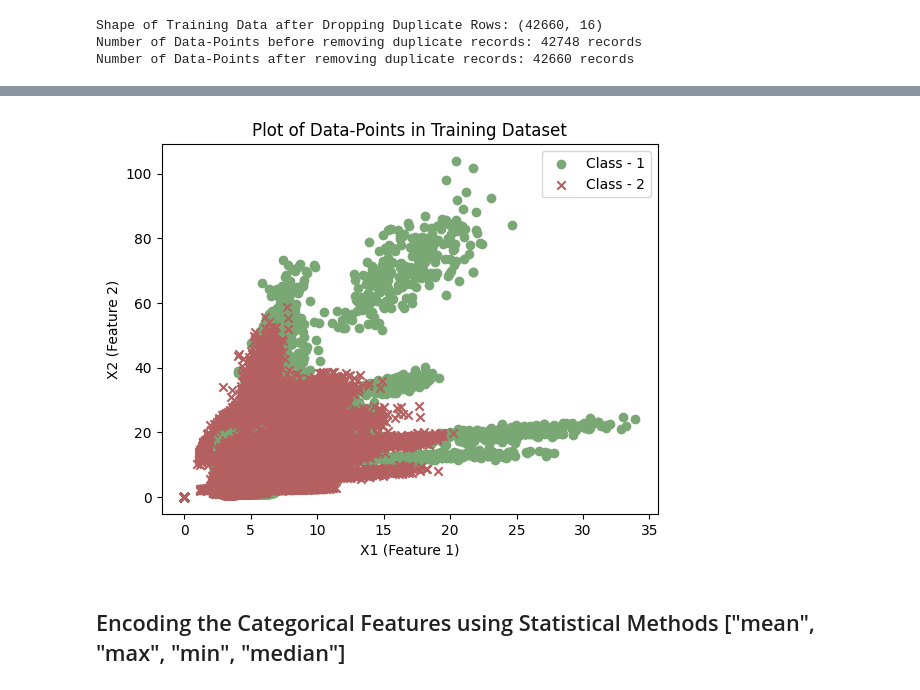
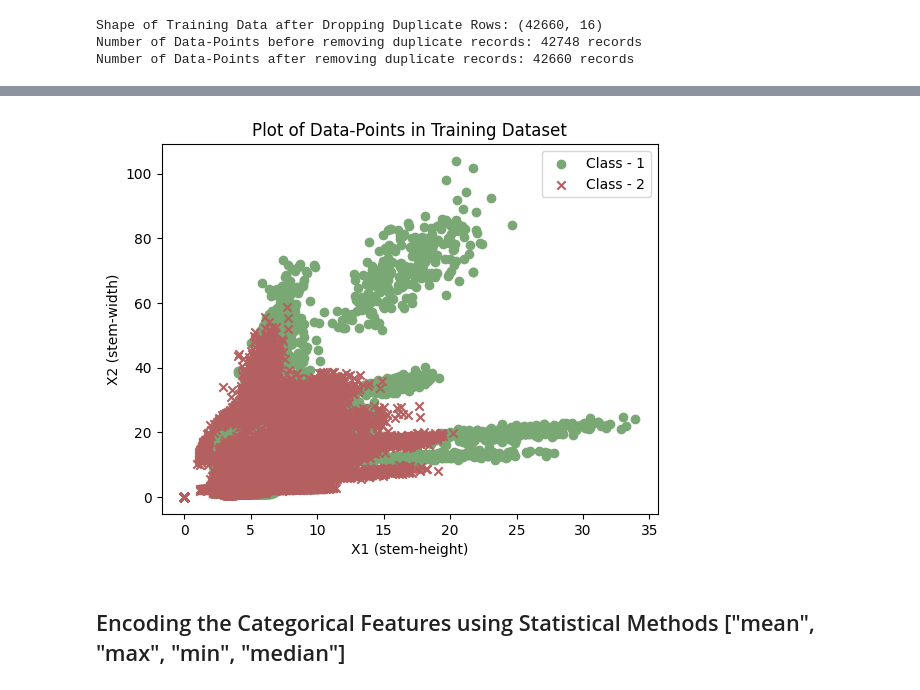
Before and after one commit to SudeshKumarSK/MushroomClassification, a Jupyter notebook: FeatureEngineering.ipynb, the cells around one changed output, grey strips where cells are left out. Saved outputs shown, nothing was run; the diff lists cells and outputs as text; code cells hidden in the pictures.

```diff
--- a/FeatureEngineering.ipynb
+++ b/FeatureEngineering.ipynb
@@ -291,26 +291,26 @@ plt.show()
 # %%
 X_train_np = X_train.to_numpy()
 y_train_np = y_train.to_numpy()
 
 mask = y_train_np == "e"
 
 plt.scatter(X_train_np[mask, 8], X_train_np[mask, 9], c='#7AA874', marker = "o", label='Class - 1')
 plt.scatter(X_train_np[~mask, 8], X_train_np[~mask, 9], c='#B46060', marker = "x", label='Class - 2')
 
 # Add legend to the plot
 plt.legend()
 
 # Added a Title.
 plt.title("Plot of Data-Points in Training Dataset")
 
 # Setting the X and Y Axes.
-plt.xlabel("X1 (Feature 1)")
-plt.ylabel("X2 (Feature 2)")
+plt.xlabel("X1 (stem-height)")
+plt.ylabel("X2 (stem-width)")
 
 # Display the plot
 plt.show()
 # %% [output]
-[figure, old version]
+[figure, new version]
 # %% [markdown]
 ## Encoding the Categorical Features using Statistical Methods ["mean", "max", "min", "median"]
 # %%
```
Also changed, not shown: parts of 5 cells of this notebook.
